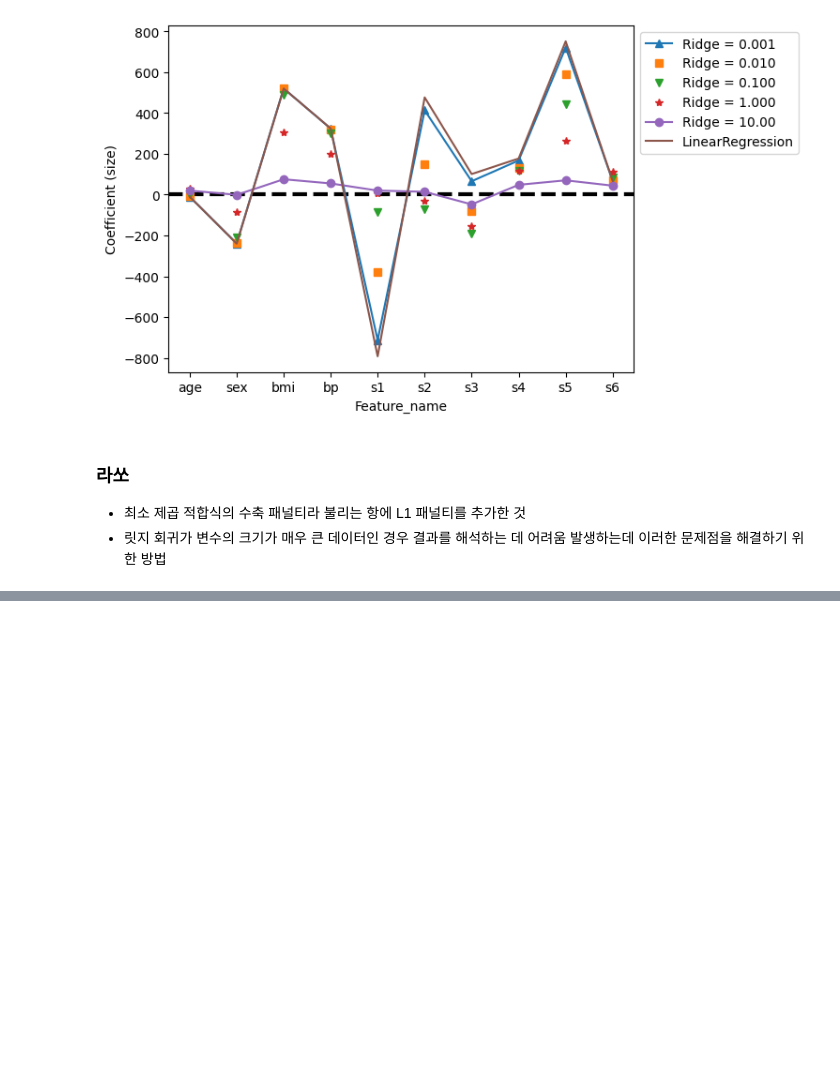
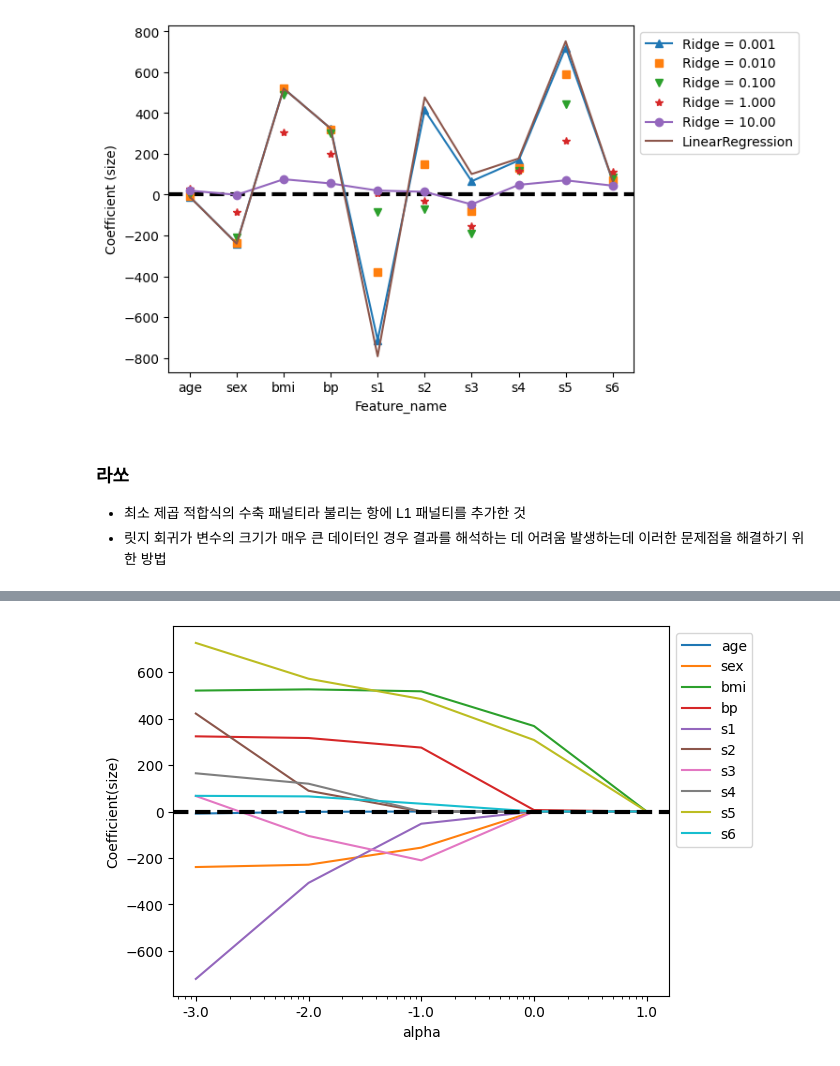
Before and after one commit to sejinhwang97ko/ubion_ml, a Jupyter notebook: preprocessing/08_다중회귀.ipynb, the cells around one changed output, grey strips where cells are left out. Saved outputs shown, nothing was run; the diff lists cells and outputs as text; code cells hidden in the pictures; blank space fills up the shorter version.

```diff
--- a/preprocessing/08_다중회귀.ipynb
+++ b/preprocessing/08_다중회귀.ipynb
@@ -78,0 +77,12 @@ from sklearn.line_model import Lasso
+# %%
+from sklearn.linear_model import Lasso
+alpha = np.logspace(-3,1,5)
+data=[]
+for i ,a in enumerate(alpha):
+    lasso = Lasso(alpha =a)
+    lasso.fit(x,y)
+    data.append(pd.Series(np.hstack([lasso.coef_])))
+
+df_lasso = pd.DataFrame(data, index=alpha)
+df_lasso.columns = x.columns
+df_lasso
@@ -78,0 +96,15 @@ from sklearn.line_model import Lasso
+# %%
+
+## 알파값이 증가하면서 회귀계수가 0에 도달
+## 규제가 강한 라쏘 회귀에서는 bmi, s5변수만 포함하는 모델이 관찰
+## log 알파가 -1에 가까운 경우 bmi, s5 bp, s3, sex, s1 변수가 포함되는 모델이 생성
+
+plt.semilogx(df_lasso)
+plt.xticks(alpha, labels= np.log10(alpha) )
+plt.legend(labels=df_lasso.columns, bbox_to_anchor=(1,1))
+plt.xlabel('alpha')
+plt.ylabel('Coefficient(size)')
+plt.axhline(y=0, linestyle='--', color='black', linewidth=3)
+plt.show()
+# %% [output]
+[figure, added]
```
Also changed, not shown: parts of 7 cells of this notebook, 5 other files.
